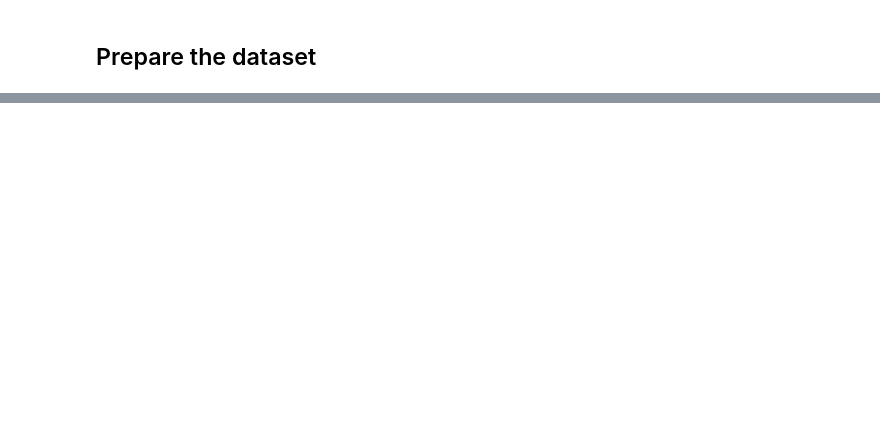
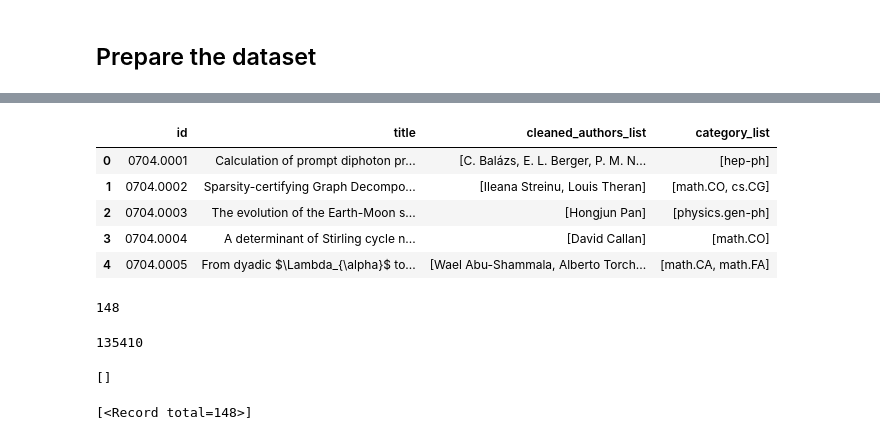
Before and after one commit to alpha2phi/jupyter-notebooks, a Jupyter notebook: nbs/10_network_and_graph.ipynb, the cells around one changed output, grey strips where cells are left out. Drawn from its saved outputs; the diff is of its cells as text; code cells hidden in the pictures; blank space fills up the shorter version.

```diff
--- a/nbs/10_network_and_graph.ipynb
+++ b/nbs/10_network_and_graph.ipynb
@@ -207,0 +204,14 @@ sorted(g.degree, key=lambda x: x[1], reverse=True)
+# %%
+file = "./arxiv-metadata-oai-snapshot.json"
+
+metadata  = []
+
+lines = 100000    # 100k for testing
+with open(file, 'r') as f:
+    for line in tqdm(f):
+        metadata.append(json.loads(line))
+        lines -= 1
+        if lines == 0: break
+
+df = pd.DataFrame(metadata)
+df.head()
@@ -207,0 +225,31 @@ sorted(g.degree, key=lambda x: x[1], reverse=True)
+# %%
+df['cleaned_authors_list'] = df['authors_parsed'].map(get_author_list)
+df['category_list'] = df['categories'].map(get_category_list)
+df = df.drop(['submitter', 'authors', 'comments', 'journal-ref', 'doi',
+              'report-no', 'license', 'versions', 'update_date', 'abstract',
+              'authors_parsed', 'categories'], axis=1)
+df.head()
+# %% [output]
+|  | id | title | cleaned_authors_list | category_list |
+| 0 | 0704.0001 | Calculation of prompt diphoton pr... | [C. Balázs, E. L. Berger, P. M. N... | [hep-ph] |
+| 1 | 0704.0002 | Sparsity-certifying Graph Decompo... | [Ileana Streinu, Louis Theran] | [math.CO, cs.CG] |
+| 2 | 0704.0003 | The evolution of the Earth-Moon s... | [Hongjun Pan] | [physics.gen-ph] |
+| 3 | 0704.0004 | A determinant of Stirling cycle n... | [David Callan] | [math.CO] |
+| 4 | 0704.0005 | From dyadic $\Lambda_{\alpha}$ to... | [Wael Abu-Shammala, Alberto Torch... | [math.CA, math.FA] |
+# %%
+categories = pd.DataFrame(df[['category_list']])
+categories.rename(columns={'category_list':'category'}, inplace=True)
+categories = categories.explode('category').drop_duplicates(subset=['category'])
+
+categories.size
+# %% [output]
+148
+# %%
+authors = pd.DataFrame(df[['cleaned_authors_list']])
+
+authors.rename(columns={'cleaned_authors_list':'author'}, inplace=True)
+authors=authors.explode('author').drop_duplicates(subset=['author'])
+
+authors.size
+# %% [output]
+135410
@@ -207,0 +258,10 @@ sorted(g.degree, key=lambda x: x[1], reverse=True)
+# %%
+conn.query('CREATE CONSTRAINT papers IF NOT EXISTS ON (p:Paper) ASSERT p.id IS UNIQUE')
+conn.query('CREATE CONSTRAINT authors IF NOT EXISTS ON (a:Author) ASSERT a.name IS UNIQUE')
+conn.query('CREATE CONSTRAINT categories IF NOT EXISTS ON (c:Category) ASSERT c.category IS UNIQUE')
+# %% [output]
+[]
+# %%
+add_categories(categories)
+# %% [output]
+[<Record total=148>]
```
Also changed, not shown: parts of 42 cells of this notebook.
